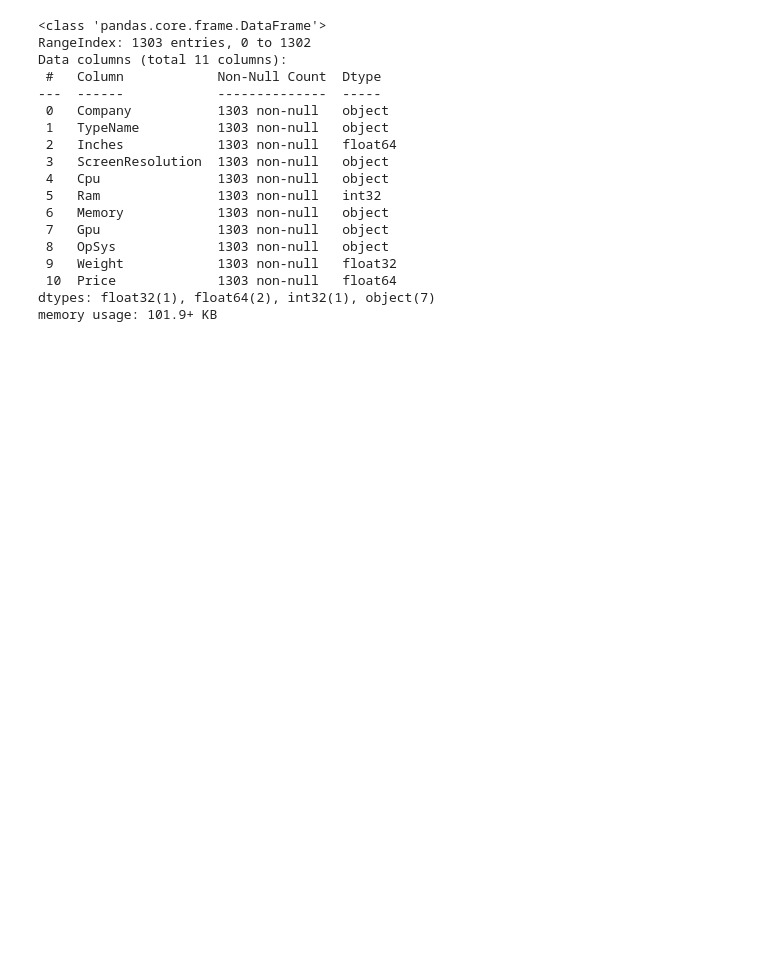
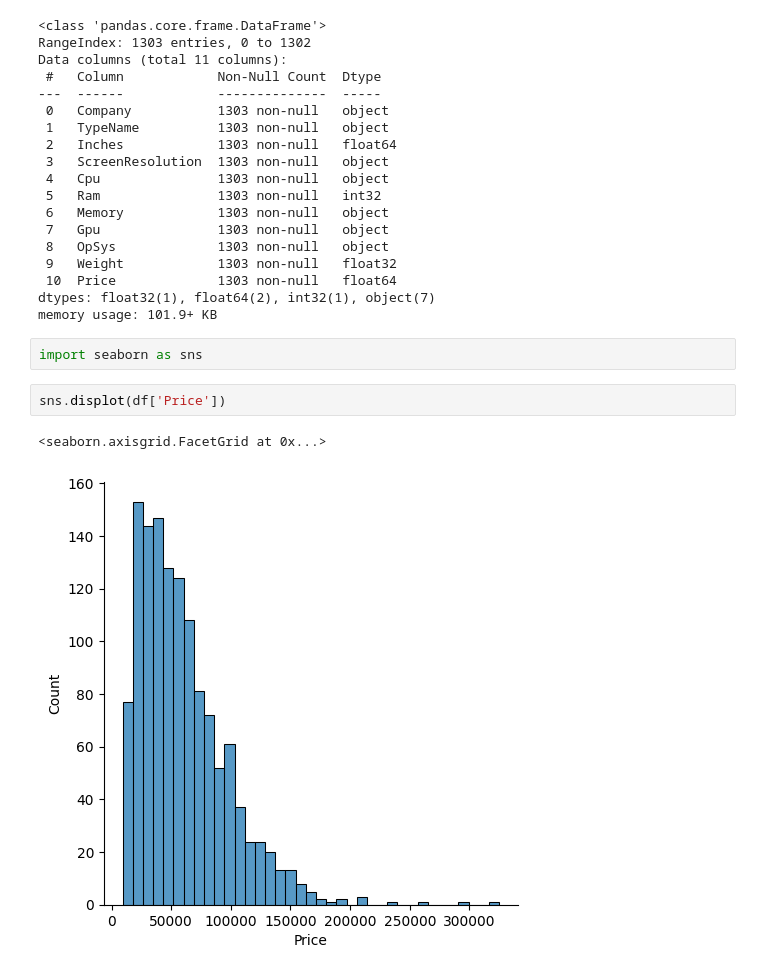
Before and after one commit to afadnan/ds_ml_dl, a Jupyter notebook: projects/laptop_price_predictor/laptop_price_predictor.ipynb, the cells around one changed output. Saved outputs shown, nothing was run; the diff lists cells and outputs as text; blank space fills up the shorter version.

```diff
--- a/projects/laptop_price_predictor/laptop_price_predictor.ipynb
+++ b/projects/laptop_price_predictor/laptop_price_predictor.ipynb
@@ -146,3 +146,10 @@ Data columns (total 11 columns):
  10  Price             1303 non-null   float64
 dtypes: float32(1), float64(2), int32(1), object(7)
 memory usage: 101.9+ KB
+# %%
+import seaborn as sns
+# %%
+sns.displot(df['Price'])
+# %% [output]
+<seaborn.axisgrid.FacetGrid at 0x...>
+[figure, added]
```
Also changed, not shown: parts of 9 cells of this notebook, 1 other file.
